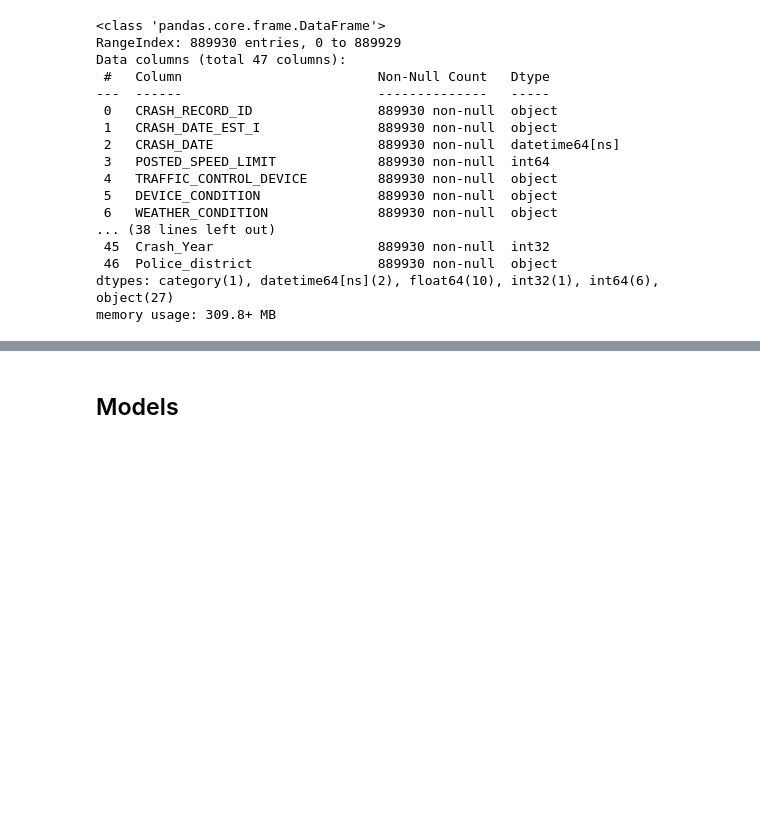
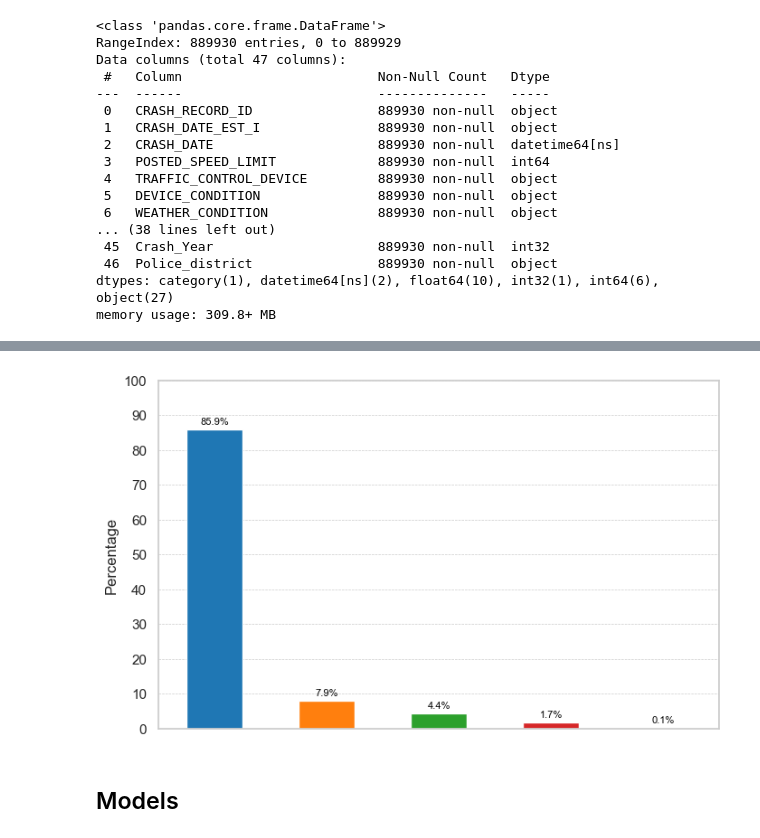
Before and after one commit to fsaudm/stat480_project, a Jupyter notebook: eda.ipynb, the cells around one changed output, grey strips where cells are left out. Saved outputs shown, nothing was run; the diff lists cells and outputs as text; code cells hidden in the pictures; blank space fills up the shorter version.

```diff
--- a/eda.ipynb
+++ b/eda.ipynb
@@ -160,3 +182,21 @@ memory usage: 309.8+ MB
+# %%
+colors_MOST_SEVERE_INJURY = plt.cm.tab10(range(len(df_clean['MOST_SEVERE_INJURY'].value_counts())))
+ax2 = (df_clean['MOST_SEVERE_INJURY'].value_counts(normalize=True) * 100).plot.bar(
+    figsize=(8, 5),
+    xlabel="",
+    ylabel="Percentage",
+    xticks=[],
+    legend=False,
+    color=colors_MOST_SEVERE_INJURY,
+)
+
+ax2.set_ylim(0, 100)
+ax2.set_yticks(range(0, 101, 10))  # Grid lines every 10%
+ax2.grid(axis='y', which='major', linestyle='--', linewidth=0.5)
+for i, value in enumerate((df_clean['MOST_SEVERE_INJURY'].value_counts(normalize=True) * 100)):
+    ax2.text(i, value + 1, f'{value:.1f}%', ha='center', va='bottom', color='black', fontsize=8)
+# %% [output]
+[figure, added]
 # %% [markdown]
 ## Models
 # %%
```
Also changed, not shown: parts of 7 cells of this notebook.
